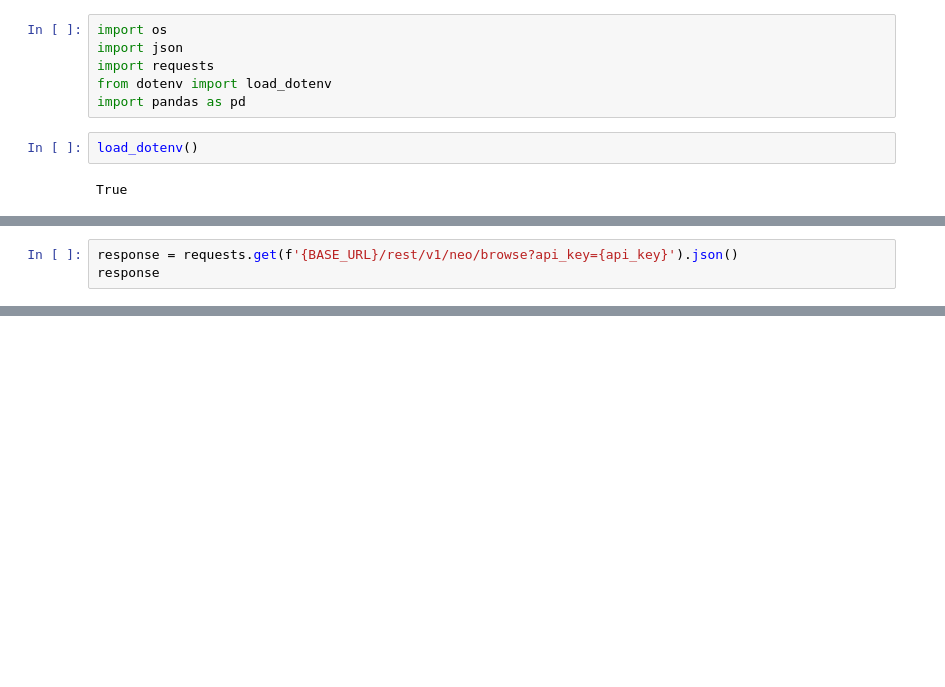
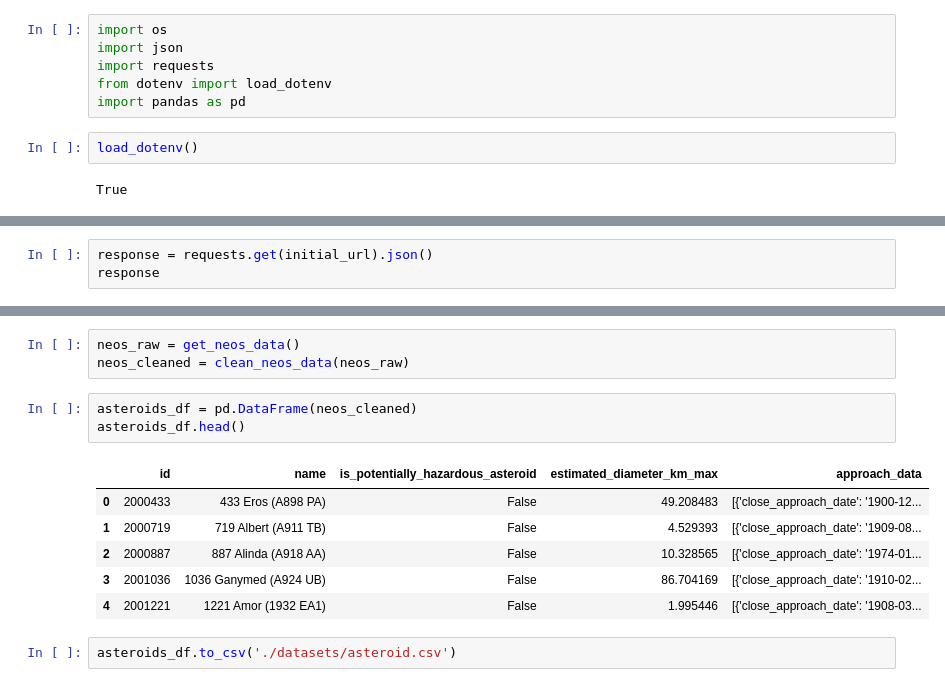
Before and after one commit to fedeceru/Scientific-Data-Visualization, a Jupyter notebook: src/create_neos_dataset.ipynb, the cells around one changed output, grey strips where cells are left out. Cells and saved outputs as stored; diff of their text form; blank space fills up the shorter version.

```diff
--- a/src/create_neos_dataset.ipynb
+++ b/src/create_neos_dataset.ipynb
@@ -15,4 +15,4 @@ initial_url = f'{BASE_URL}/neo/browse?api_key={api_key}'
 # %%
-response = requests.get(f'{BASE_URL}/rest/v1/neo/browse?api_key={api_key}').json()
+response = requests.get(initial_url).json()
 response
 # %% [output]
@@ -61,0 +87,15 @@ def clean_neos_data(neos_raw):
+# %%
+neos_raw = get_neos_data()
+neos_cleaned = clean_neos_data(neos_raw)
+# %%
+asteroids_df = pd.DataFrame(neos_cleaned)
+asteroids_df.head()
+# %% [output]
+|  | id | name | is_potentially_hazardous_asteroid | estimated_diameter_km_max | approach_data |
+| 0 | 2000433 | 433 Eros (A898 PA) | False | 49.208483 | [{'close_approach_date': '1900-12... |
+| 1 | 2000719 | 719 Albert (A911 TB) | False | 4.529393 | [{'close_approach_date': '1909-08... |
+| 2 | 2000887 | 887 Alinda (A918 AA) | False | 10.328565 | [{'close_approach_date': '1974-01... |
+| 3 | 2001036 | 1036 Ganymed (A924 UB) | False | 86.704169 | [{'close_approach_date': '1910-02... |
+| 4 | 2001221 | 1221 Amor (1932 EA1) | False | 1.995446 | [{'close_approach_date': '1908-03... |
+# %%
+asteroids_df.to_csv('./datasets/asteroid.csv')
```
Also changed, not shown: parts of 6 cells of this notebook.
